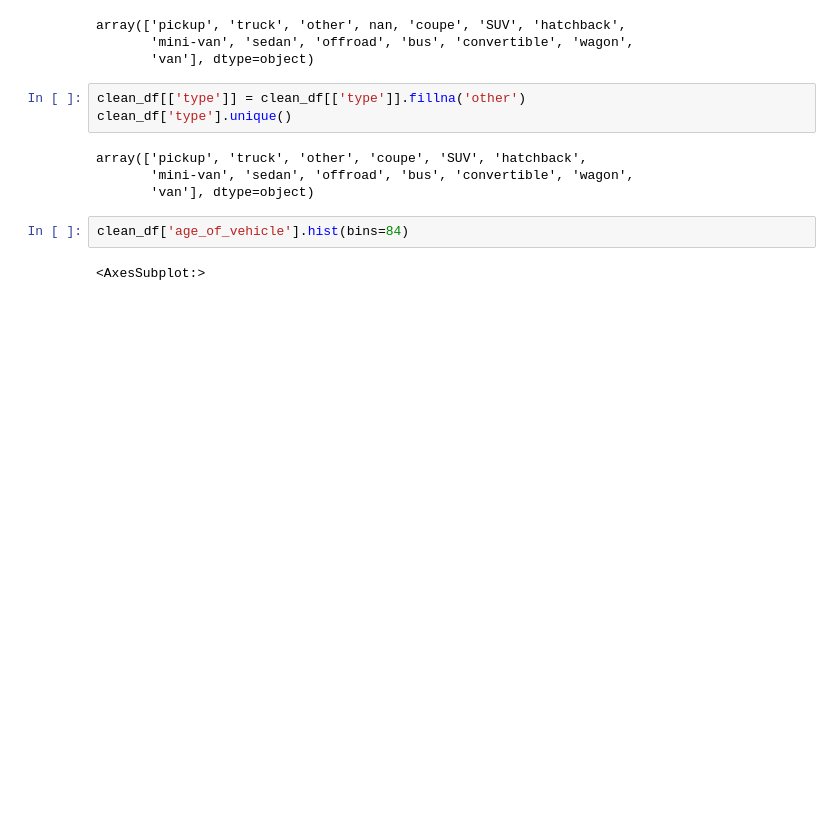
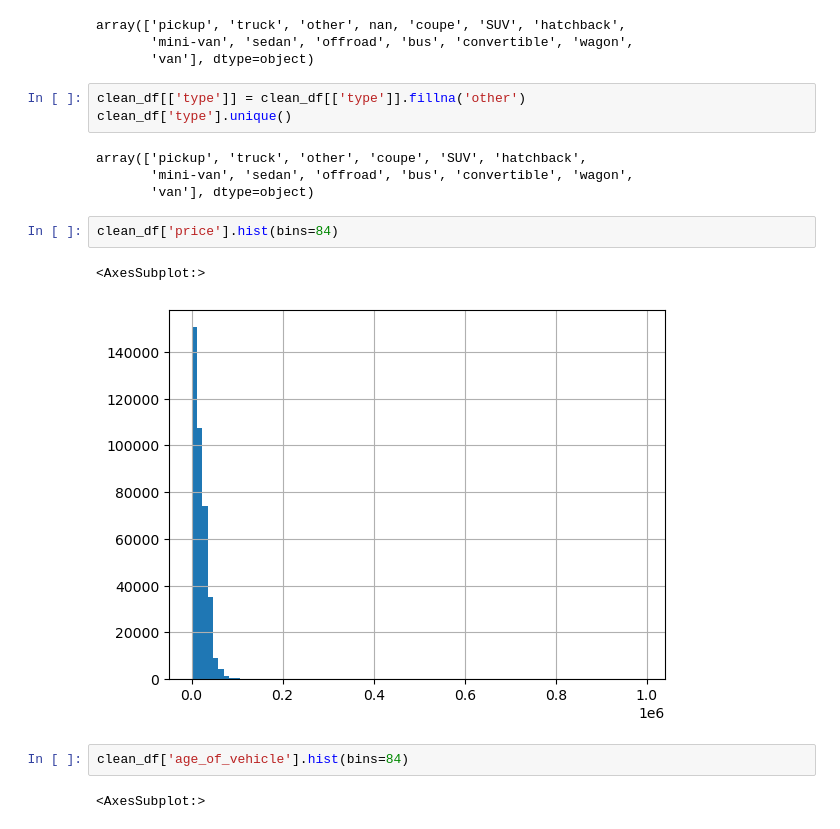
Before and after one commit to gregmckenzie88/Capstone-Two, a Jupyter notebook: notebooks/data_wrangling.ipynb, the cells around one changed output. Cells and saved outputs as stored; diff of their text form; blank space fills up the shorter version.

```diff
--- a/notebooks/data_wrangling.ipynb
+++ b/notebooks/data_wrangling.ipynb
@@ -718,6 +728,11 @@ clean_df['type'].unique()
 array(['pickup', 'truck', 'other', 'coupe', 'SUV', 'hatchback',
        'mini-van', 'sedan', 'offroad', 'bus', 'convertible', 'wagon',
        'van'], dtype=object)
+# %%
+clean_df['price'].hist(bins=84)
+# %% [output]
+<AxesSubplot:>
+[figure, added]
 # %%
 clean_df['age_of_vehicle'].hist(bins=84)
 # %% [output]
```
Also changed, not shown: parts of 6 cells of this notebook, 3 other files.
